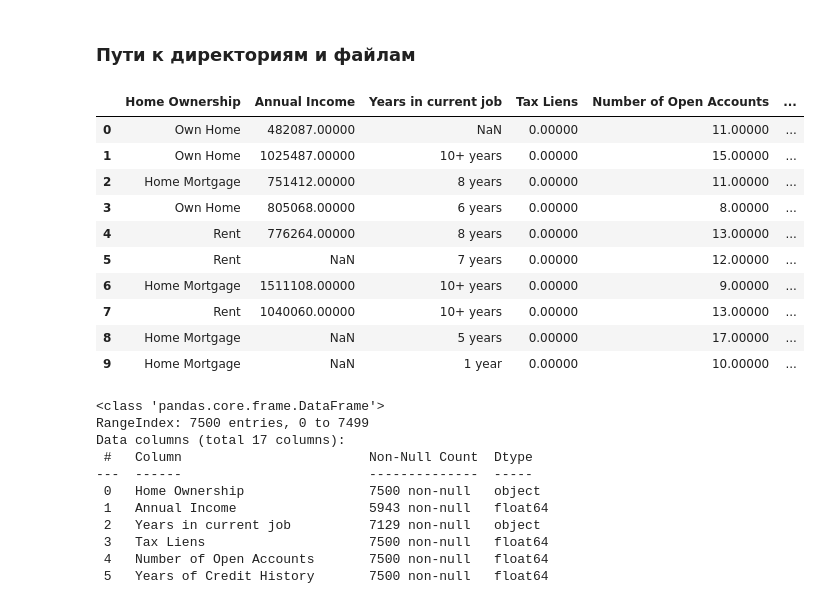
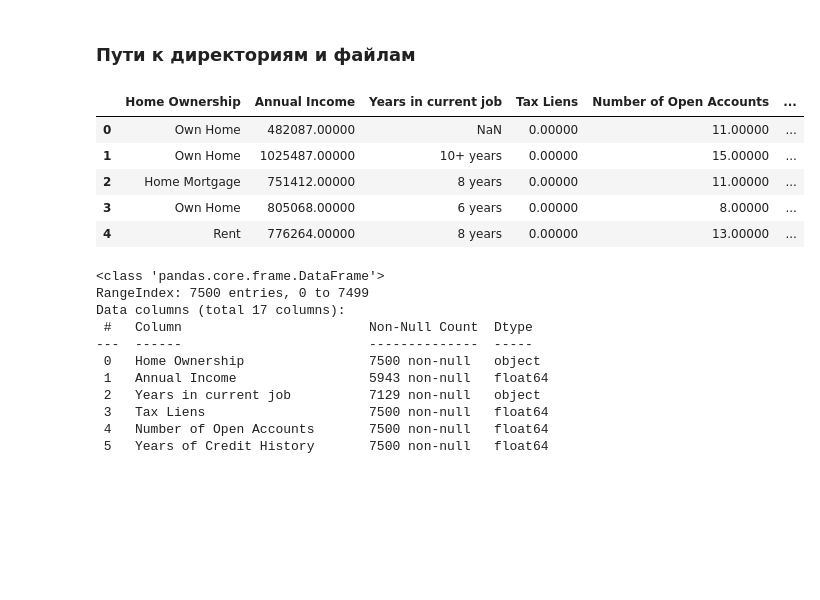
Before and after one commit to IvanKurkov/DS_Libs, a Jupyter notebook: CW_2/IKurkov_solution.ipynb, the cells around one changed output. Saved outputs shown, nothing was run; the diff lists cells and outputs as text; code cells hidden in the pictures; blank space fills up the shorter version.

```diff
--- a/CW_2/IKurkov_solution.ipynb
+++ b/CW_2/IKurkov_solution.ipynb
@@ -74,19 +78,14 @@ TEST_DATASET_PATH = 'course_project_test.csv'
 # %%
 df_train = pd.read_csv(TRAIN_DATASET_PATH)
 # %%
-df_train.head(10)
+df_train.head(5)
 # %% [output]
 |  | Home Ownership | Annual Income | Years in current job | Tax Liens | Number of Open Accounts | ... |
 | 0 | Own Home | 482087.00000 | NaN | 0.00000 | 11.00000 | ... |
 | 1 | Own Home | 1025487.00000 | 10+ years | 0.00000 | 15.00000 | ... |
 | 2 | Home Mortgage | 751412.00000 | 8 years | 0.00000 | 11.00000 | ... |
 | 3 | Own Home | 805068.00000 | 6 years | 0.00000 | 8.00000 | ... |
 | 4 | Rent | 776264.00000 | 8 years | 0.00000 | 13.00000 | ... |
-| 5 | Rent | NaN | 7 years | 0.00000 | 12.00000 | ... |
-| 6 | Home Mortgage | 1511108.00000 | 10+ years | 0.00000 | 9.00000 | ... |
-| 7 | Rent | 1040060.00000 | 10+ years | 0.00000 | 13.00000 | ... |
-| 8 | Home Mortgage | NaN | 5 years | 0.00000 | 17.00000 | ... |
-| 9 | Home Mortgage | NaN | 1 year | 0.00000 | 10.00000 | ... |
 # %%
 df_train.info()
 # %% [output]
```
Also changed, not shown: parts of 59 cells of this notebook.
